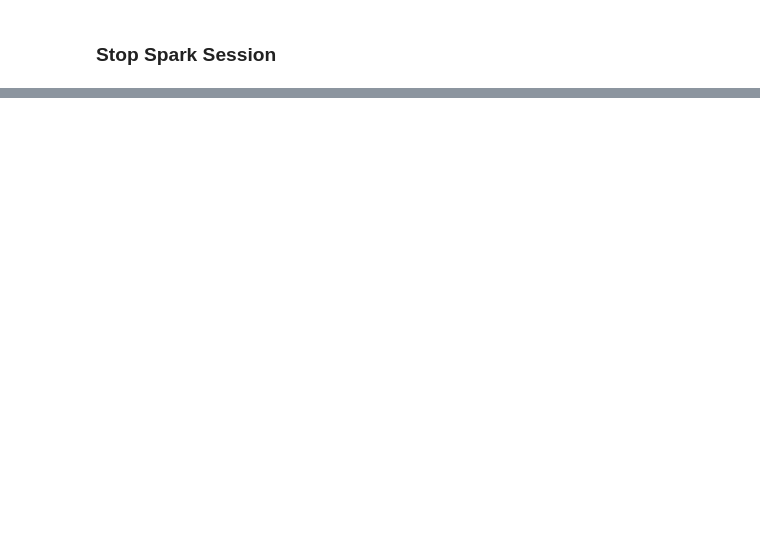
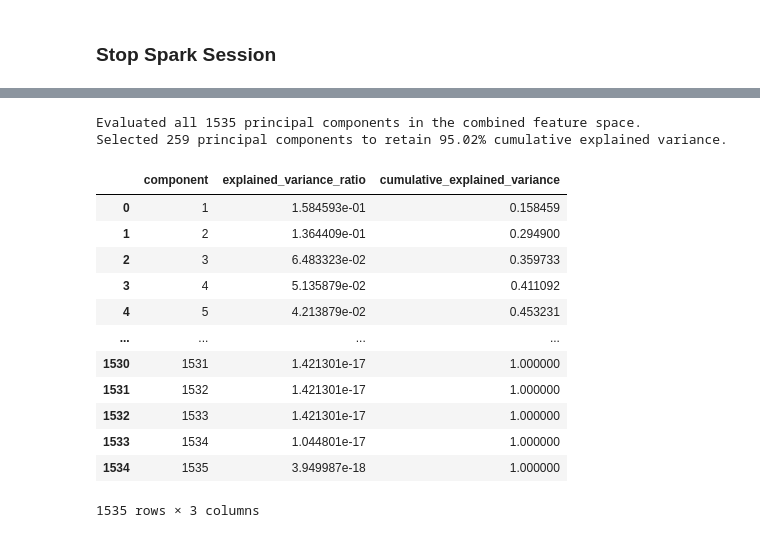
Before and after one commit to joey-en/EEG-Schizophrenia, a Jupyter notebook: notebooks/4_data_preprocessing.ipynb, the cells around one changed output, grey strips where cells are left out. Cells and saved outputs as stored; diff of their text form; code cells hidden in the pictures; blank space fills up the shorter version.

```diff
--- a/notebooks/4_data_preprocessing.ipynb
+++ b/notebooks/4_data_preprocessing.ipynb
@@ -532,0 +762,59 @@ spark.stop()
+# %%
+inspection_k = len(numeric_pca_input_cols)
+variance_target = 0.95
+
+inspection_pca = PCA(
+    k=inspection_k,
+    inputCol="combinedFeaturesScaled",
+    outputCol="pcaInspectionFeatures"
+)
+inspection_pca_model = inspection_pca.fit(scaled_df)
+
+explained_variance_pdf = pd.DataFrame({
+    "component": range(1, inspection_k + 1),
+    "explained_variance_ratio": inspection_pca_model.explainedVariance.toArray()
+})
+explained_variance_pdf["cumulative_explained_variance"] = (
+    explained_variance_pdf["explained_variance_ratio"].cumsum()
+)
+
+selected_k_candidates = explained_variance_pdf.loc[
+    explained_variance_pdf["cumulative_explained_variance"] >= variance_target,
+    "component"
+]
+
+if selected_k_candidates.empty:
+    raise ValueError(
+        f"Unable to reach {variance_target:.0%} cumulative explained variance with {inspection_k} components."
+    )
+
+selected_k = int(selected_k_candidates.iloc[0])
+selected_variance = float(
+    explained_variance_pdf.loc[
+        explained_variance_pdf["component"] == selected_k,
+        "cumulative_explained_variance"
+    ].iloc[0]
+)
+
+if selected_k == inspection_k:
+    pca_transformed_df = (
+        inspection_pca_model
+        .transform(scaled_df)
+        .withColumnRenamed("pcaInspectionFeatures", "pcaFeatures")
+    )
+else:
+    final_pca = PCA(
+        k=selected_k,
+        inputCol="combinedFeaturesScaled",
+        outputCol="pcaFeatures"
+    )
+    final_pca_model = final_pca.fit(scaled_df)
+    pca_transformed_df = final_pca_model.transform(scaled_df)
+
+print(f"Evaluated all {inspection_k} principal components in the combined feature space.")
+print(
+    f"Selected {selected_k} principal components to retain {selected_variance:.2%} cumulative explained variance."
+)
+
+explained_variance_pdf
+# %% [output]
@@ -532,0 +837,15 @@ spark.stop()
+Evaluated all 1535 principal components in the combined feature space.
+Selected 259 principal components to retain 95.02% cumulative explained variance.
+|  | component | explained_variance_ratio | cumulative_explained_variance |
+| 0 | 1 | 1.584593e-01 | 0.158459 |
+| 1 | 2 | 1.364409e-01 | 0.294900 |
+| 2 | 3 | 6.483323e-02 | 0.359733 |
+| 3 | 4 | 5.135879e-02 | 0.411092 |
+| 4 | 5 | 4.213879e-02 | 0.453231 |
+| ... | ... | ... | ... |
+| 1530 | 1531 | 1.421301e-17 | 1.000000 |
+| 1531 | 1532 | 1.421301e-17 | 1.000000 |
+| 1532 | 1533 | 1.421301e-17 | 1.000000 |
+| 1533 | 1534 | 1.044801e-17 | 1.000000 |
+| 1534 | 1535 | 3.949987e-18 | 1.000000 |
+1535 rows × 3 columns
```
Also changed, not shown: parts of 22 cells of this notebook, 40 other files.
